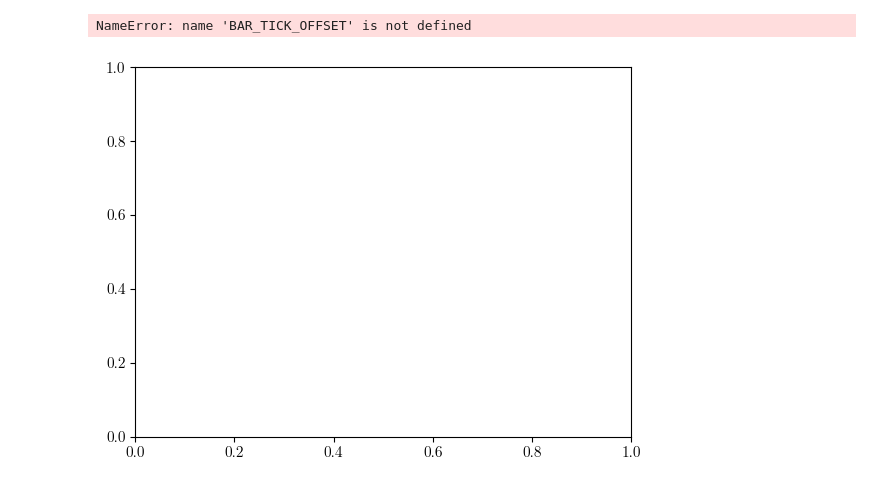
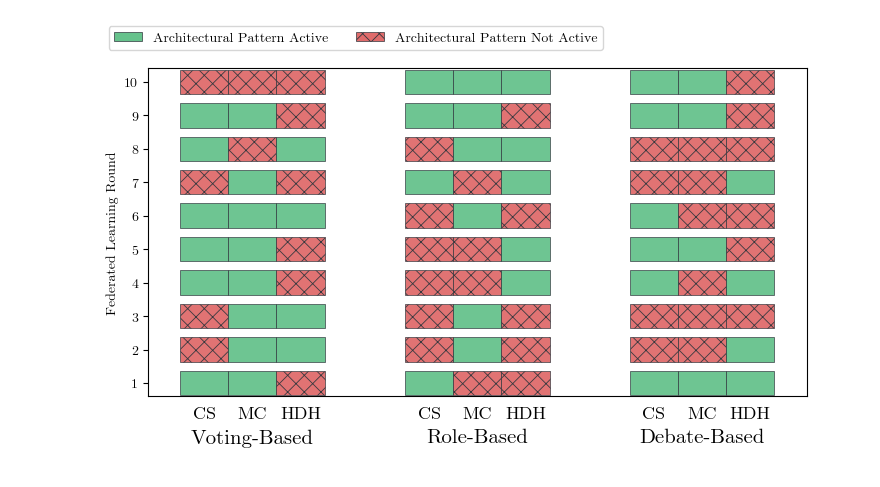
Before and after one commit to IvanComp/AP4Fed, a Jupyter notebook: Experiments/Paper Figures.ipynb, the cells around one changed output. Drawn from its saved outputs; the diff is of its cells as text; code cells hidden in the pictures.

Commit message:
Added new charts

```diff
--- a/Experiments/Paper Figures.ipynb
+++ b/Experiments/Paper Figures.ipynb
@@ -252,15 +252,13 @@ import numpy as np
 import matplotlib.pyplot as plt
 import matplotlib.transforms as mtransforms
 import matplotlib.patches as mpatches
-from matplotlib.patches import Patch
 
 COLOR_ON   = "#66C28C"
 COLOR_OFF  = "#E06B6B"
 EDGE_COLOR = "#30363d"
 EDGE_LW    = 0.5
 ALPHA_BAR  = 0.95
-
-# Hatch tenue per i rossi
+plt.rcParams['font.family']='CMU Serif'
 plt.rcParams['hatch.color'] = '#777777'
 plt.rcParams['hatch.linewidth'] = 0.6
 
@@ -269,42 +267,64 @@ LEGEND_HANDLES = [
     mpatches.Patch(facecolor=COLOR_OFF, edgecolor=EDGE_COLOR, linewidth=EDGE_LW, hatch="xx", label="Architectural Pattern Not Active"),
 ]
 
+
 FORCE_ROUNDS = 10
 ROUNDS = int(FORCE_ROUNDS)
 
 approaches_rows = ["Voting-Based", "Role-Based", "Debate-Based"]
-patterns = ["HDH", "MC", "CS"]
+patterns = ["CS", "MC", "HDH"]
 
-X_COL_W      = 0.03
-X_GAP        = 0.00
-GROUP_GAP_X  = 0.05
-ROW_GAP      = -0.13
+X_COL_W      = 0.03   # larghezza di ogni colonna (pattern)
+X_GAP        = 0.00   # gap tra colonne nello stesso gruppo (HDH/MC/CS)
+GROUP_GAP_X  = 0.05   # gap tra gruppi (Voting/Role/Debate)
+ROW_GAP      = -0.13  # overlap verticale per barre più "piene"
 rect_h_v     = 0.6 - ROW_GAP
 
-fig2, ax2 = plt.subplots()
+# etichette e tick
+BAR_TICK_OFFSET = -0.65   # sposta i tick Y per centrarli visivamente rispetto alle barre
+PAT_FS = 13               # font size etichette HDH/MC/CS
+APPR_FS = 15              # font size etichette Voting/Role/Debate
+
+# ------------------ dati di esempio ------------------
+# Se 'states' non è già definito, creiamo un esempio (0=OFF, 1=ON) per test
+states = globals().get("states")
+if states is None:
+    rng = np.random.default_rng(42)
+    states = {
+        a: {p: rng.integers(0, 2, size=ROUNDS).tolist() for p in patterns}
+        for a in approaches_rows
+    }
+
+# ------------------ figura ------------------
+fig2, ax2 = plt.subplots(figsize=(8.5, 5.2))
+
+# asse Y: uno slot per round
 ytick_pos = np.arange(0.5 + BAR_TICK_OFFSET, ROUNDS + 0.5 + BAR_TICK_OFFSET, 1.0)
 ax2.set_yticks(ytick_pos)
 ax2.set_yticklabels([str(i) for i in range(1, ROUNDS + 1)])
-ax2.set_ylabel("Federated Learning Round")
+ax2.set_ylabel("Federated Learning Round", fontweight="bold")
+for lbl in ax2.get_yticklabels():
+    lbl.set_fontweight("bold")
 
+# calcolo left di ogni colonna (per ogni approccio e pattern)
 x_lefts = {}
 for g_idx, appr in enumerate(approaches_rows):
     x_base = g_idx * (3 * (X_COL_W + X_GAP) + GROUP_GAP_X)
     for i, pat in enumerate(patterns):
         x_lefts[(appr, pat)] = x_base + i * (X_COL_W + X_GAP)
 
-# limiti X
+# limiti X per includere tutto con un piccolo margine
 all_lefts  = [x_lefts[(a, p)] for a in approaches_rows for p in patterns]
 x_min = min(all_lefts) - 0.02
 x_max = max(all_lefts) + X_COL_W + 0.02
 ax2.set_xlim(x_min, x_max)
 
-# limiti Y
+# limiti Y per includere completamente le barre del primo/ultimo round
 y_first_bottom = ytick_pos[0]  - rect_h_v/2.0
 y_last_top     = ytick_pos[-1] + rect_h_v/2.0
 ax2.set_ylim(y_first_bottom - 0.02, y_last_top + 0.04)
 
-# barre
+# disegno barre ON/OFF
 for g_idx, appr in enumerate(approaches_rows):
     for i, pat in enumerate(patterns):
         x_left = x_lefts[(appr, pat)]
@@ -312,39 +332,50 @@ for g_idx, appr in enumerate(approaches_rows):
             center_y = ytick_pos[r]
             is_on    = bool(states[appr][pat][r])
             if is_on:
                 ax2.barh(y=center_y, width=X_COL_W, left=x_left, height=rect_h_v,
                          color=COLOR_ON, edgecolor=EDGE_COLOR, linewidth=EDGE_LW,
                          alpha=ALPHA_BAR, align="center", zorder=3)
             else:
                 ax2.barh(y=center_y, width=X_COL_W, left=x_left, height=rect_h_v,
                          color=COLOR_OFF, edgecolor=EDGE_COLOR, linewidth=EDGE_LW,
                          hatch='xx', alpha=ALPHA_BAR, align="center", zorder=3)
 
+# etichette di pattern (HDH/MC/CS) e gruppo (Voting/Role/Debate) sotto l'asse
 trans = mtransforms.blended_transform_factory(ax2.transData, ax2.transAxes)
 PAT_Y_FRAC  = -0.03
 APPR_Y_FRAC = -0.10
 
+# etichette pattern per ciascuna colonna
 for g_idx, appr in enumerate(approaches_rows):
     for i, pat in enumerate(patterns):
         x_center = x_lefts[(appr, pat)] + X_COL_W/2.0
         ax2.text(x_center, PAT_Y_FRAC, pat, transform=trans,
-                 ha='center', va='top', fontsize=PAT_FS, clip_on=False)
+                 ha='center', va='top', fontsize=PAT_FS, clip_on=False, fontweight="bold")
 
+# etichette dei gruppi/approcci
 for g_idx, appr in enumerate(approaches_rows):
     x_base   = g_idx * (3 * (X_COL_W + X_GAP) + GROUP_GAP_X)
-    x_groupc = x_base + (X_COL_W + X_GAP) * 1 + X_COL_W/2.0
+    x_groupc = x_base + (X_COL_W + X_GAP) * 1 + X_COL_W/2.0  # centro del gruppo
     ax2.text(x_groupc, APPR_Y_FRAC, appr, transform=trans,
-             ha='center', va='top', fontsize=APPR_FS, clip_on=False)
+             ha='center', va='top', fontsize=APPR_FS, clip_on=False, fontweight="bold")
 
+# pulizia asse X
 ax2.grid(False)
-ax2.set_xticks([]); ax2.set_xticklabels([]); ax2.tick_params(axis='x', length=0)
+ax2.set_xticks([])
+ax2.set_xticklabels([])
+ax2.tick_params(axis='x', length=0)
+
+# legenda
 ax2.legend(handles=LEGEND_HANDLES, bbox_to_anchor=(-0.07, 1.15), loc='upper left', ncol=2, frameon=True)
+
+# margini per far entrare le etichette sotto
 plt.subplots_adjust(bottom=0.25)
+
+# export
 plt.savefig("patternActivationVert.pdf", bbox_inches="tight", dpi=600)
 plt.show()
 # %% [output]
-NameError: name 'BAR_TICK_OFFSET' is not defined
-[figure, old version]
+[figure, new version]
 # %%
 import os, glob
 import pandas as pd, numpy as np
```
Also changed, not shown: parts of 2 cells of this notebook, 14 other files.
